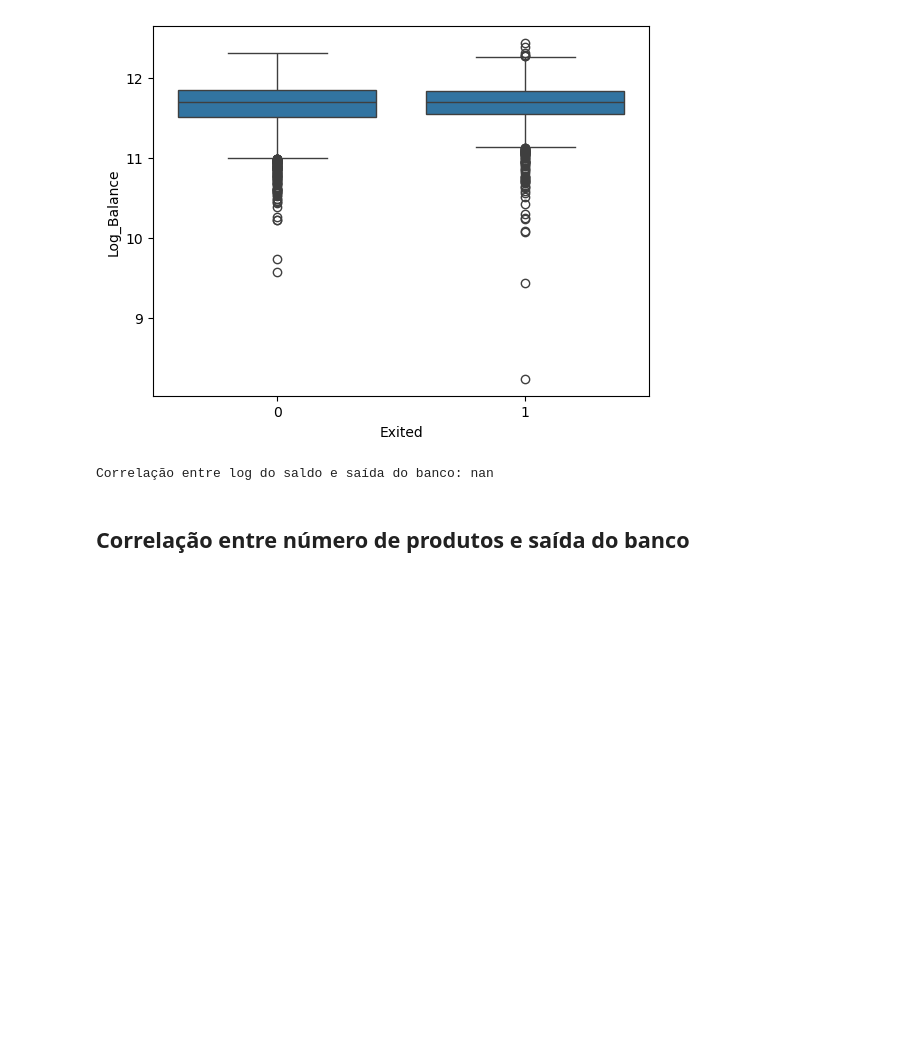
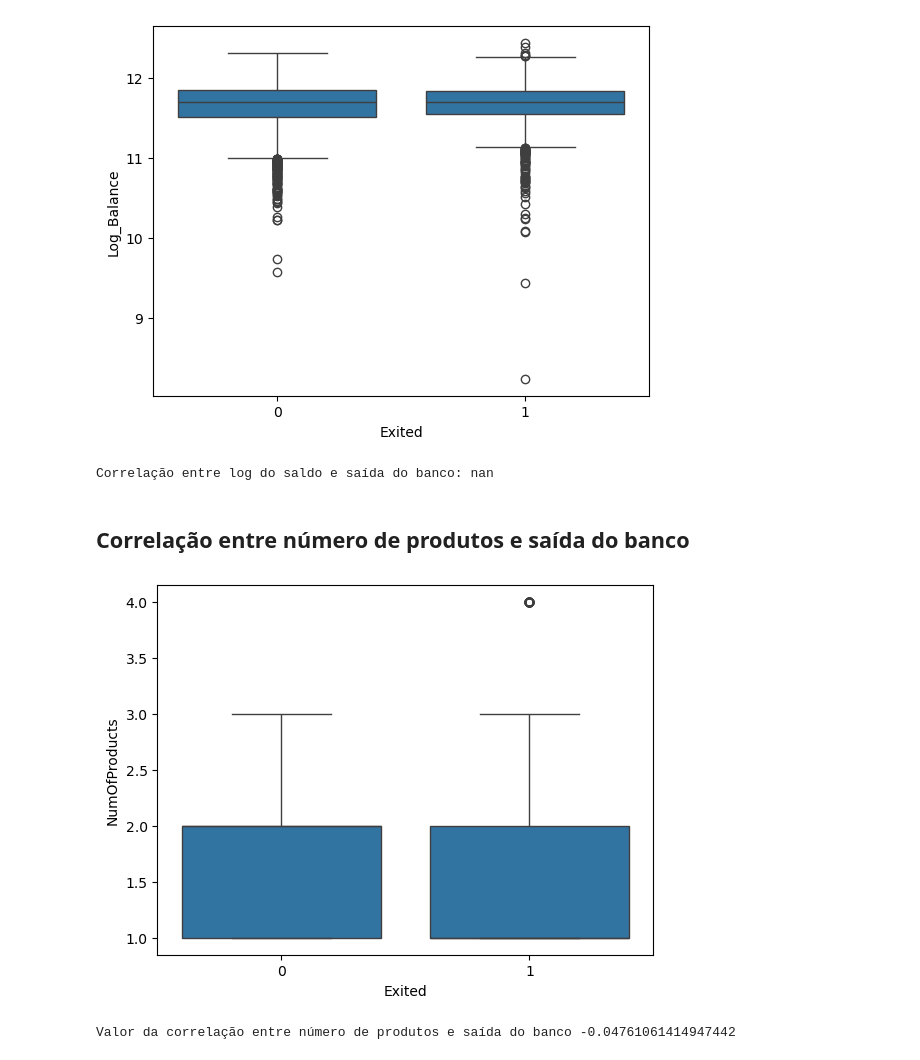
Before and after one commit to Phillips-MF/DataScience, a Jupyter notebook: Python/Bank Churn/Analysis.ipynb, the cells around one changed output. Drawn from its saved outputs; the diff is of its cells as text; code cells hidden in the pictures; blank space fills up the shorter version.

Commit message:
Início da correlação entre variáveis lógicas

```diff
--- a/Python/Bank Churn/Analysis.ipynb
+++ b/Python/Bank Churn/Analysis.ipynb
@@ -229,3 +229,12 @@ print(f"Correlação entre log do saldo e saída do banco: {log_corr_Balance}")
 Correlação entre log do saldo e saída do banco: nan
 # %% [markdown]
 ## Correlação entre número de produtos e saída do banco
+# %%
+sns.boxplot(data=df_churns_corr,x='Exited',y='NumOfProducts')
+plt.show()
+
+corr_NProducts = df_churns_corr['Exited'].corr(df_churns_corr['NumOfProducts'])
+print(f"Valor da correlação entre número de produtos e saída do banco {corr_NProducts}")
+# %% [output]
+[figure, added]
+Valor da correlação entre número de produtos e saída do banco -0.04761061414947442
```
Also changed, not shown: parts of 3 cells of this notebook.
